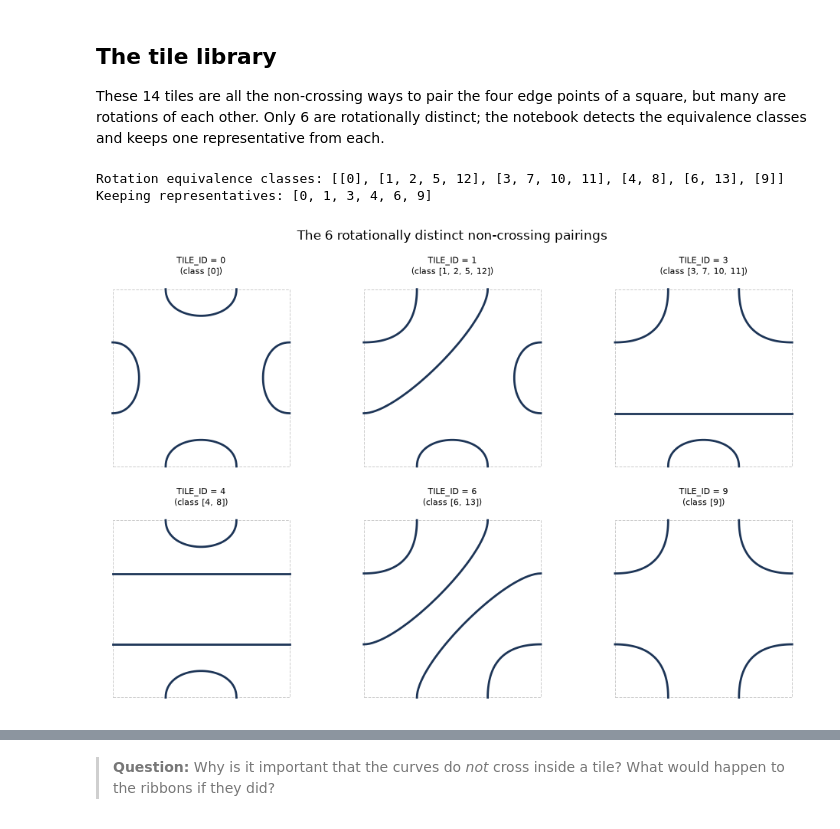
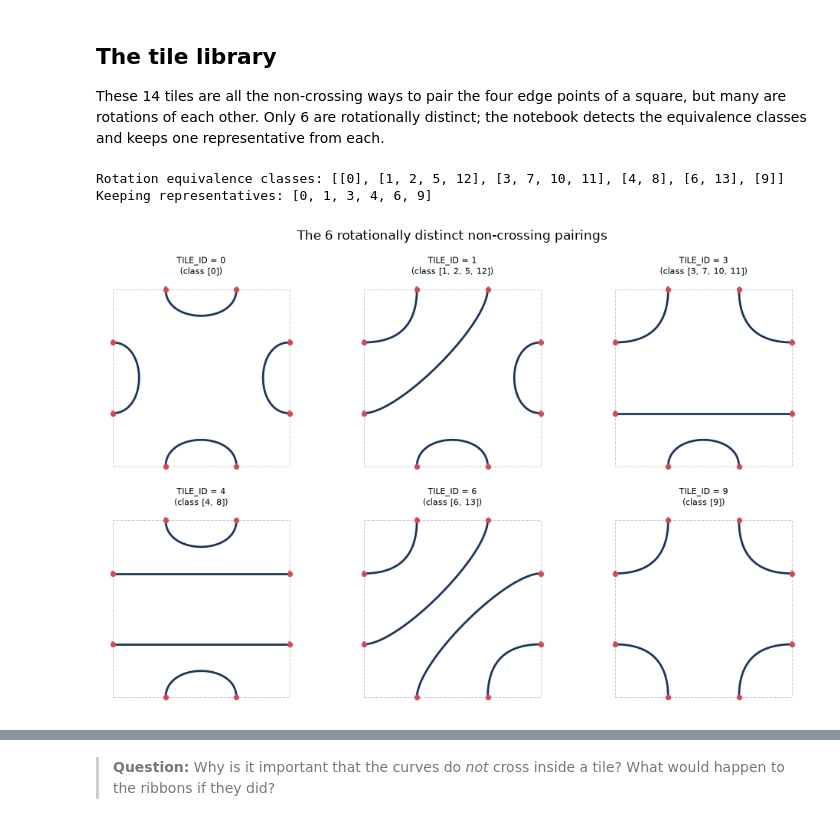
Before and after one commit to imanmossavat/math_vis, a Jupyter notebook: notebooks/demo_truchet.ipynb, the cells around one changed output, grey strips where cells are left out. Saved outputs shown, nothing was run; the diff lists cells and outputs as text; code cells hidden in the pictures.

Commit message:
Add red edge dots and colorless Truchet rotation demo

```diff
--- a/notebooks/demo_truchet.ipynb
+++ b/notebooks/demo_truchet.ipynb
@@ -53,31 +53,35 @@ tiles = [parse_tile(t) for t in TILE_TEXT]
 classes = []
 used = set()
 for idx, tile in enumerate(tiles):
     if idx in used:
         continue
     orbit = rotation_orbit(tile)
     cls = [j for j, other in enumerate(tiles) if canonical(other) in orbit]
     for j in cls:
         used.add(j)
     classes.append(cls)
 
 reps = [cls[0] for cls in classes]
 print('Rotation equivalence classes:', classes)
 print('Keeping representatives:', reps)
 
 fig, axes = plt.subplots(2, 3, figsize=(10, 6.5))
 for ax, k in zip(axes.ravel(), reps):
     ax.plot([0, 1, 1, 0, 0], [0, 0, 1, 1, 0], color='#ccc', lw=0.7, ls='--')
     for i, j in tiles[k]:
         c = tile_curve(i, j)
         ax.plot(c[:, 0], c[:, 1], color='#1d3557', lw=2)
+    # red dots (and labels) at the 8 edge connection points
+    for idx, (x, y) in enumerate(P_TILE):
+        ax.scatter(x, y, color='#d1495b', s=18, zorder=3)
+        ax.text(x, y, str(idx), color='#d1495b', fontsize=6, ha='center', va='center')
     ax.set_title(f'TILE_ID = {k}\n(class {classes[reps.index(k)]})', fontsize=8)
     ax.set_aspect('equal')
     ax.axis('off')
 plt.suptitle('The 6 rotationally distinct non-crossing pairings', fontsize=12)
 plt.tight_layout()
 plt.show()
 # %% [output]
 Rotation equivalence classes: [[0], [1, 2, 5, 12], [3, 7, 10, 11], [4, 8], [6, 13], [9]]
 Keeping representatives: [0, 1, 3, 4, 6, 9]
-[figure, old version]
+[figure, new version]
```
Also changed, not shown: parts of 2 cells of this notebook, 2 other files.
